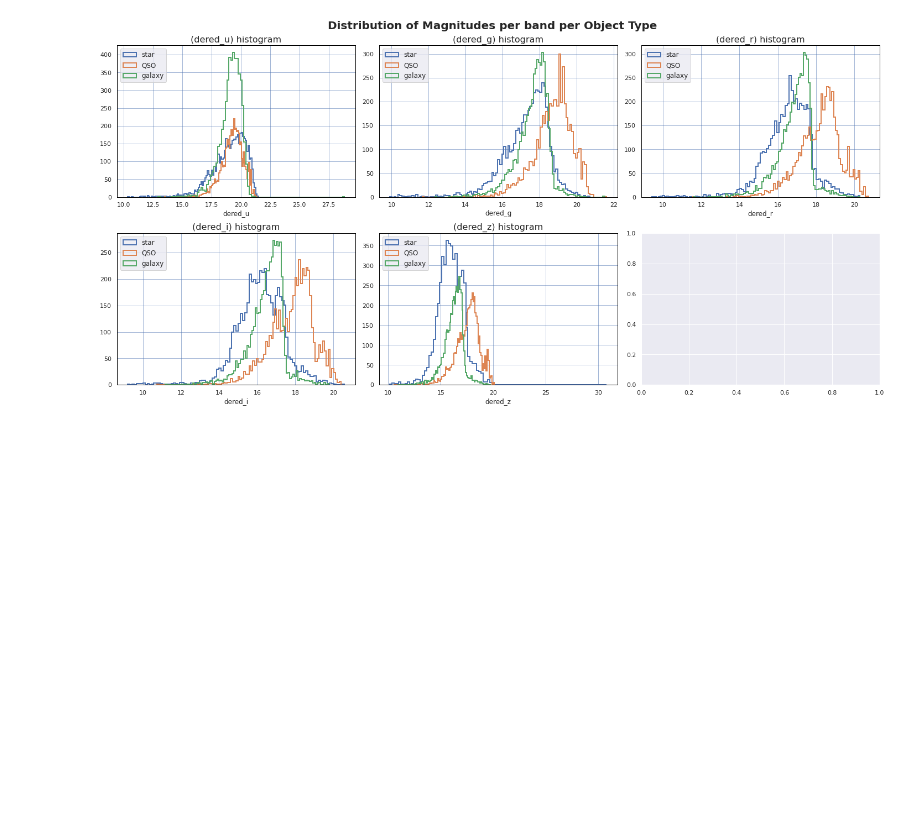
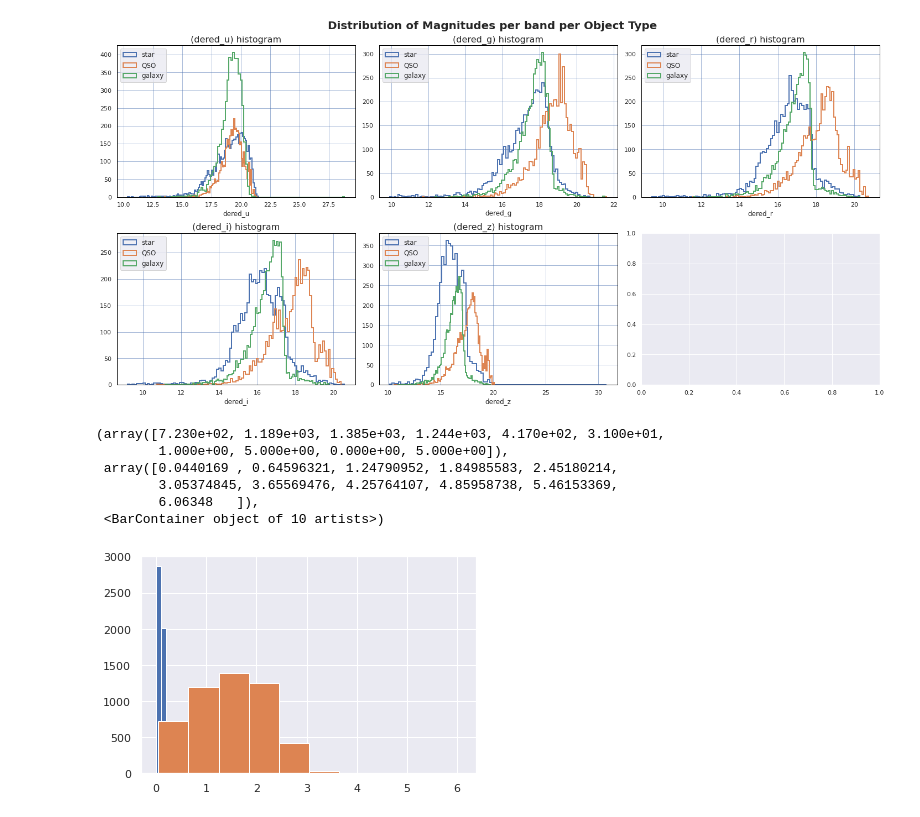
Before and after one commit to lifemannequin/Star_QSO_Galaxy, a Jupyter notebook: script_notebooks/creating_data_sets.ipynb, the cells around one changed output. Saved outputs shown, nothing was run; the diff lists cells and outputs as text; code cells hidden in the pictures; blank space fills up the shorter version.

```diff
--- a/script_notebooks/creating_data_sets.ipynb
+++ b/script_notebooks/creating_data_sets.ipynb
@@ -86,3 +86,17 @@ fig.tight_layout()
 plt.show()
 # %% [output]
 [figure]
+# %%
+galaxy2 = pd.read_csv(filepath+"galaxy_nophotoZ.csv")
+QSO2 = pd.read_csv(filepath+"QSO_nophotoZ.csv")
+# %%
+plt.hist(galaxy2['z'])
+plt.hist(QSO2['z'])
+# %% [output]
+(array([7.230e+02, 1.189e+03, 1.385e+03, 1.244e+03, 4.170e+02, 3.100e+01,
+        1.000e+00, 5.000e+00, 0.000e+00, 5.000e+00]),
+ array([0.0440169 , 0.64596321, 1.24790952, 1.84985583, 2.45180214,
+        3.05374845, 3.65569476, 4.25764107, 4.85958738, 5.46153369,
+        6.06348   ]),
+ <BarContainer object of 10 artists>)
+[figure, added]
```
Also changed, not shown: 11 other files.
